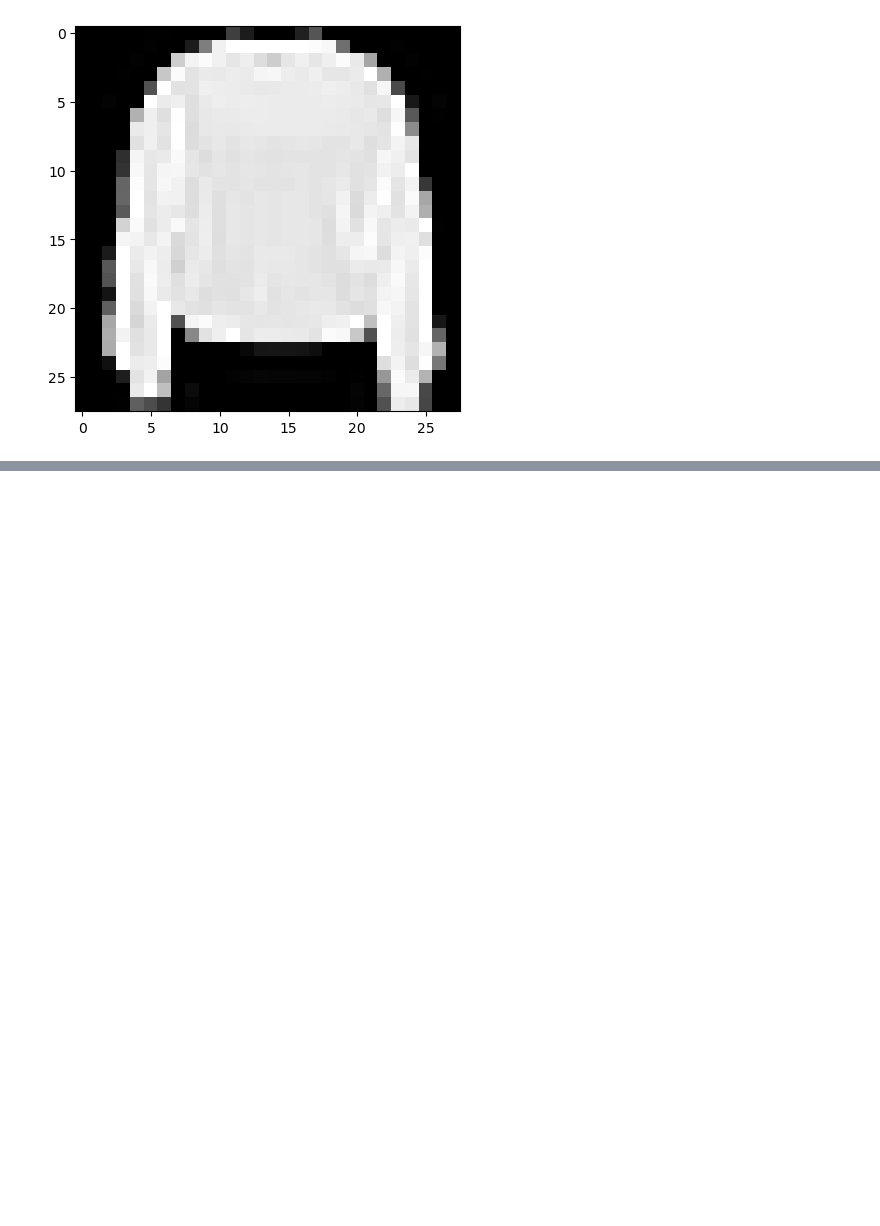
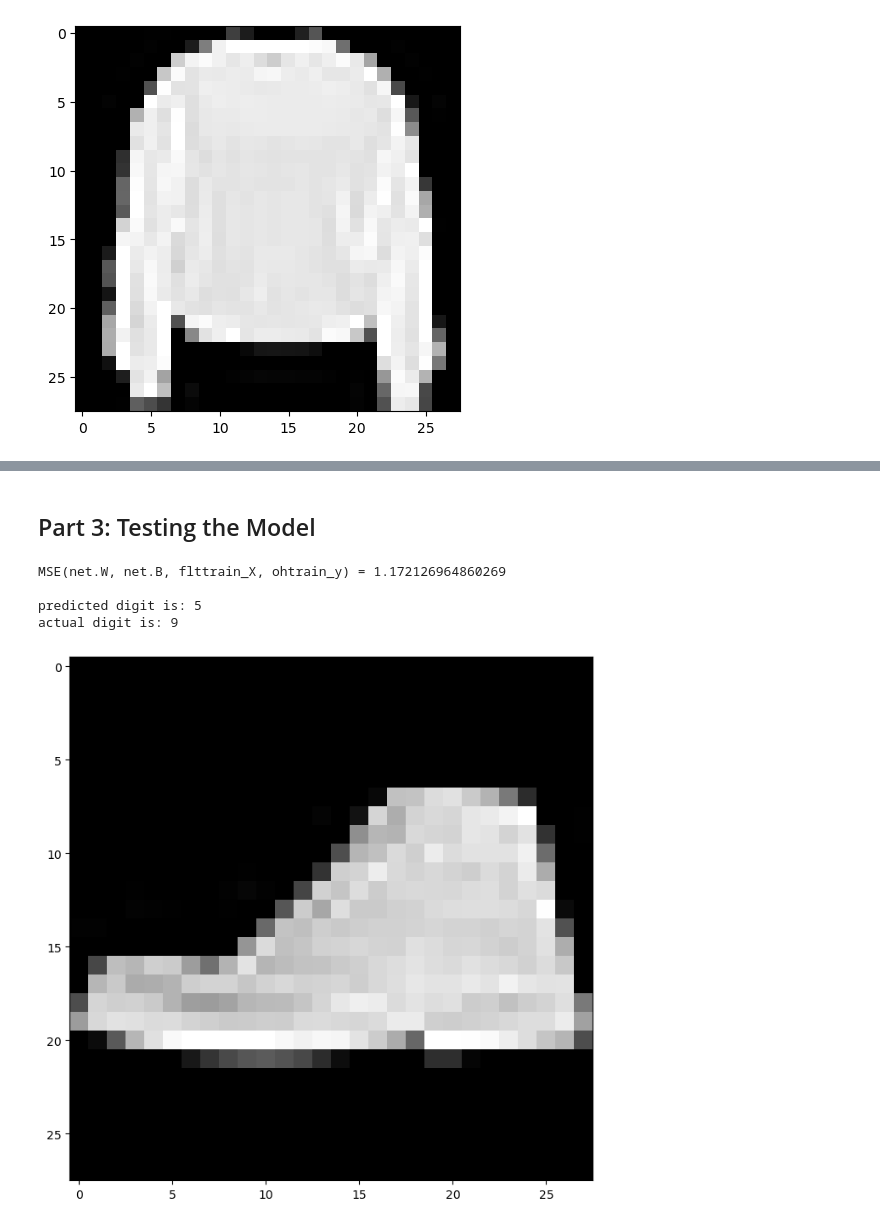
Before and after one commit to LenaLowry1/CMOR438_2025, a Jupyter notebook: Supervised Learning/4. Neural Networks/Neural Networks.ipynb, the cells around one changed output, grey strips where cells are left out. Saved outputs shown, nothing was run; the diff lists cells and outputs as text; code cells hidden in the pictures; blank space fills up the shorter version.

```diff
--- a/Supervised Learning/4. Neural Networks/Neural Networks.ipynb
+++ b/Supervised Learning/4. Neural Networks/Neural Networks.ipynb
@@ -146,0 +219,24 @@ mse(y_hat, yi) = 0.932615356812923
+# %% [markdown]
+## Part 3: Testing the Model
+# %%
+# Initialize a network with 784 input nodes, two hidden layers with 60 nodes each
+# and a output layer with 10 nodes.
+net = DenseNetwork(layers = [784, 60, 60, 10])
+
+# Check the mean squared error before training
+print(f"MSE(net.W, net.B, flttrain_X, ohtrain_y) = {MSE(net.W, net.B, flttrain_X, ohtrain_y)} \n")
+
+# Make a random prediction before training
+i = np.random.randint(0, len(flttest_X))
+prediction = net.predict(flttest_X[i])
+print(f"predicted digit is: {prediction}")
+print(f"actual digit is: {np.argmax(ohtest_y[i])}")
+plt.figure(figsize=(8, 8))
+plt.imshow(test_X[i], cmap="gray")
+plt.show()
+# %% [output]
+MSE(net.W, net.B, flttrain_X, ohtrain_y) = 1.172126964860269
+
+predicted digit is: 5
+actual digit is: 9
+[figure, added]
```
Also changed, not shown: parts of 21 cells of this notebook.
